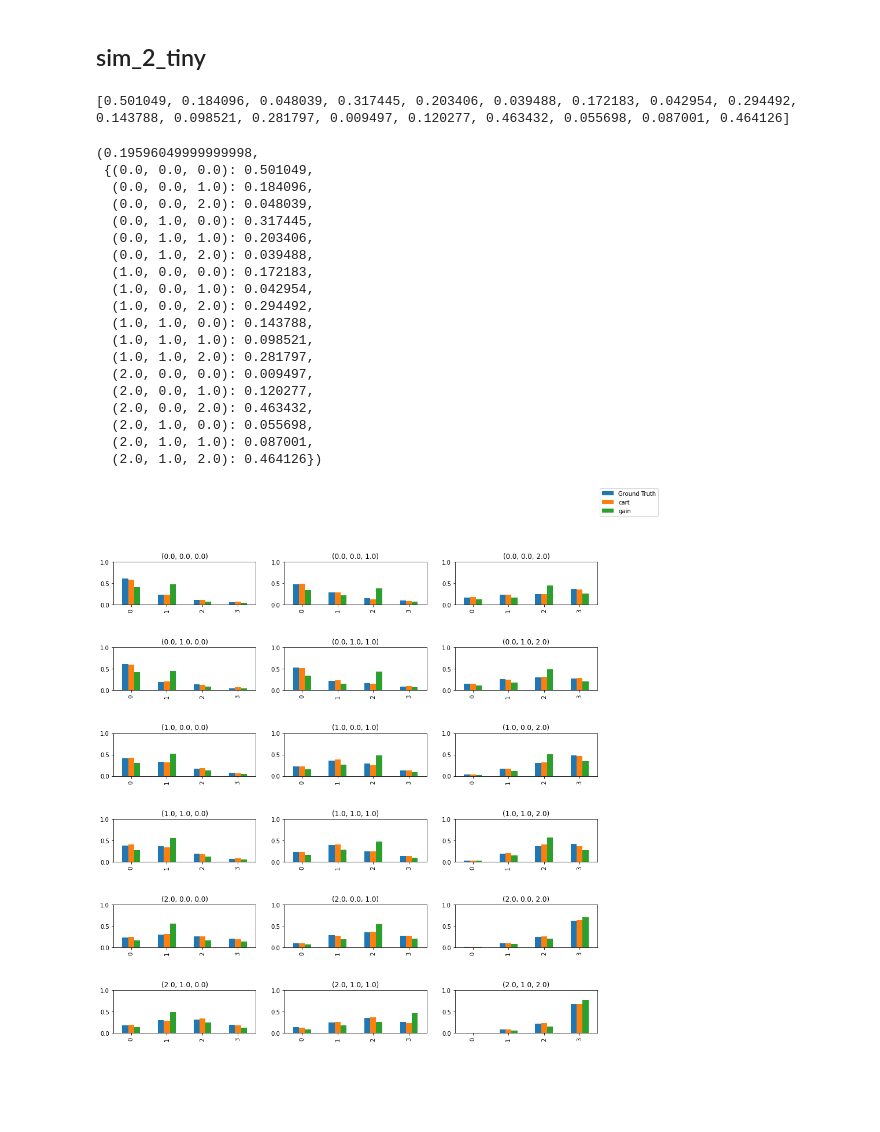
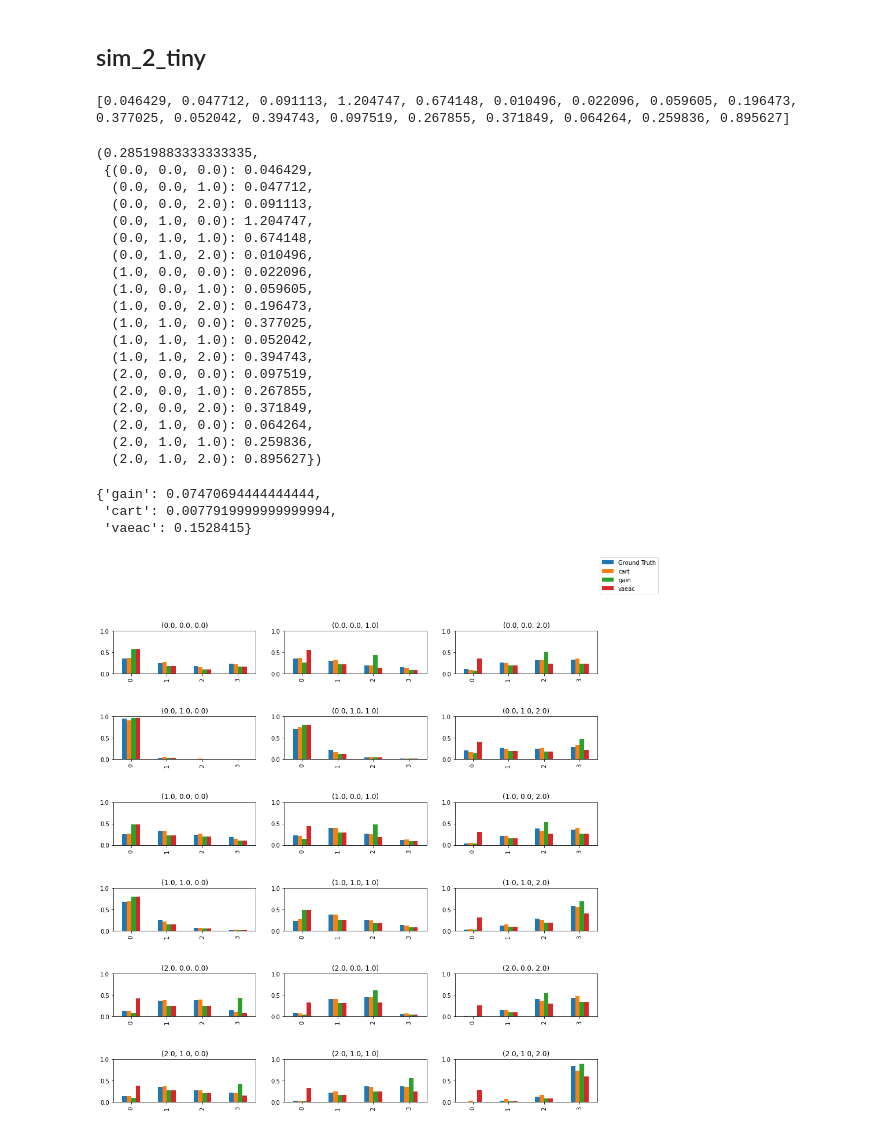
Before and after one commit to AlAaraaf/MissingData_DL, a Jupyter notebook: data_view.ipynb, the cells around one changed output. Drawn from its saved outputs; the diff is of its cells as text; code cells hidden in the pictures; blank space fills up the shorter version.

Commit message:
optimize GAIN model, update dataset

```diff
--- a/data_view.ipynb
+++ b/data_view.ipynb
@@ -187,7 +191,7 @@ The is_first_col function was deprecated in Matplotlib 3.4 and will be removed t
 # %%
 # complete data
 # readin datasets (complete dataset)
-dataset = 'sim_2_tiny'
+dataset = 'sim_2'
 mr = 0.3
 size = 5000
 sample_id = 0
@@ -197,28 +201,28 @@ all_levels, all_levels_comb, cond_dist_complete, perm_data = generate_cond(datas
 # rand result
 perm_kl_result(all_levels, all_levels_comb, cond_dist_complete, perm_data)
 # %% [output]
-[0.501049, 0.184096, 0.048039, 0.317445, 0.203406, 0.039488, 0.172183, 0.042954, 0.294492, 0.143788, 0.098521, 0.281797, 0.009497, 0.120277, 0.463432, 0.055698, 0.087001, 0.464126]
+[0.046429, 0.047712, 0.091113, 1.204747, 0.674148, 0.010496, 0.022096, 0.059605, 0.196473, 0.377025, 0.052042, 0.394743, 0.097519, 0.267855, 0.371849, 0.064264, 0.259836, 0.895627]
-(0.19596049999999998,
- {(0.0, 0.0, 0.0): 0.501049,
-  (0.0, 0.0, 1.0): 0.184096,
-  (0.0, 0.0, 2.0): 0.048039,
-  (0.0, 1.0, 0.0): 0.317445,
-  (0.0, 1.0, 1.0): 0.203406,
-  (0.0, 1.0, 2.0): 0.039488,
-  (1.0, 0.0, 0.0): 0.172183,
-  (1.0, 0.0, 1.0): 0.042954,
-  (1.0, 0.0, 2.0): 0.294492,
-  (1.0, 1.0, 0.0): 0.143788,
-  (1.0, 1.0, 1.0): 0.098521,
-  (1.0, 1.0, 2.0): 0.281797,
-  (2.0, 0.0, 0.0): 0.009497,
-  (2.0, 0.0, 1.0): 0.120277,
-  (2.0, 0.0, 2.0): 0.463432,
-  (2.0, 1.0, 0.0): 0.055698,
-  (2.0, 1.0, 1.0): 0.087001,
-  (2.0, 1.0, 2.0): 0.464126})
+(0.28519883333333335,
+ {(0.0, 0.0, 0.0): 0.046429,
+  (0.0, 0.0, 1.0): 0.047712,
+  (0.0, 0.0, 2.0): 0.091113,
+  (0.0, 1.0, 0.0): 1.204747,
+  (0.0, 1.0, 1.0): 0.674148,
+  (0.0, 1.0, 2.0): 0.010496,
+  (1.0, 0.0, 0.0): 0.022096,
+  (1.0, 0.0, 1.0): 0.059605,
+  (1.0, 0.0, 2.0): 0.196473,
+  (1.0, 1.0, 0.0): 0.377025,
+  (1.0, 1.0, 1.0): 0.052042,
+  (1.0, 1.0, 2.0): 0.394743,
+  (2.0, 0.0, 0.0): 0.097519,
+  (2.0, 0.0, 1.0): 0.267855,
+  (2.0, 0.0, 2.0): 0.371849,
+  (2.0, 1.0, 0.0): 0.064264,
+  (2.0, 1.0, 1.0): 0.259836,
+  (2.0, 1.0, 2.0): 0.895627})
 # %%
-method_list = ['gain','cart']
+method_list = ['gain','cart', 'vaeac']
 average_kl = dict.fromkeys(method_list, None)
 comparison_dict = dict.fromkeys(method_list, None)
 cond_dist_imputed = dict.fromkeys(method_list, None)
@@ -229,8 +233,14 @@ for method in method_list:
                          all_levels, all_levels_comb, cond_dist_complete,
                          sample_id, impute_num)
     average_kl[method], comparison_dict[method], cond_dist_imputed[method] = result
+# %%
+average_kl
+# %% [output]
+{'gain': 0.07470694444444444,
+ 'cart': 0.0077919999999999994,
+ 'vaeac': 0.1528415}
 # %%
-method_list = ['cart','gain']
+method_list = ['cart','gain', 'vaeac']
 cd_plots(cond_dist_complete, cond_dist_imputed,method_list, 6,3)
 # %% [output]
-[figure, old version]
+[figure, new version]
```
Also changed, not shown: parts of 5 cells of this notebook, 8 other files.
